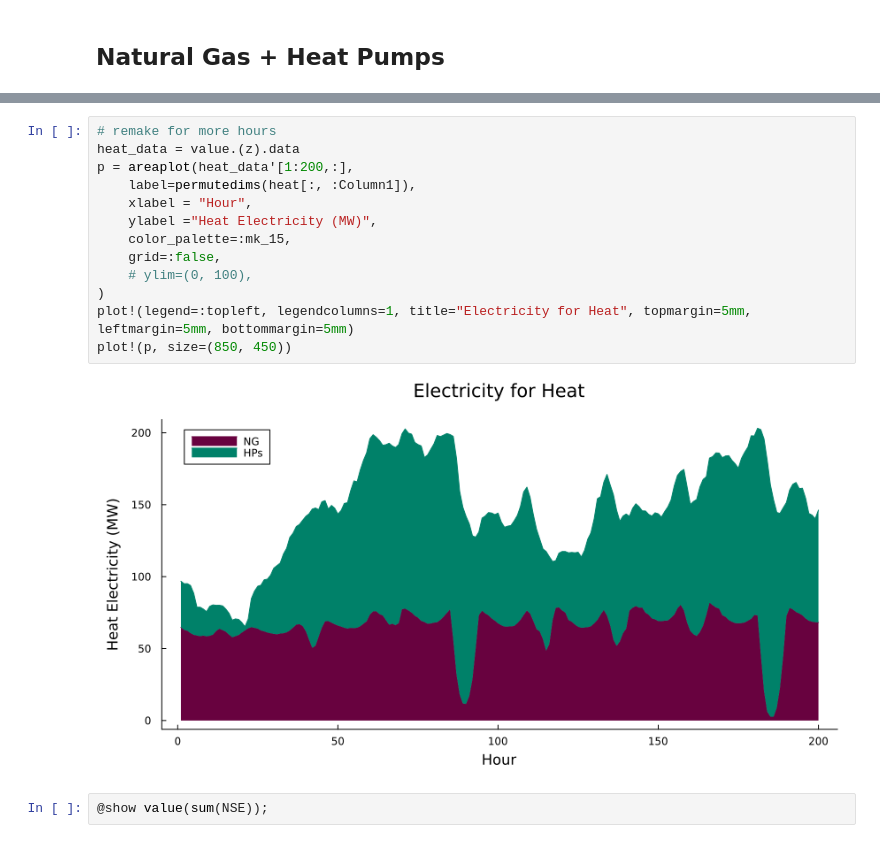
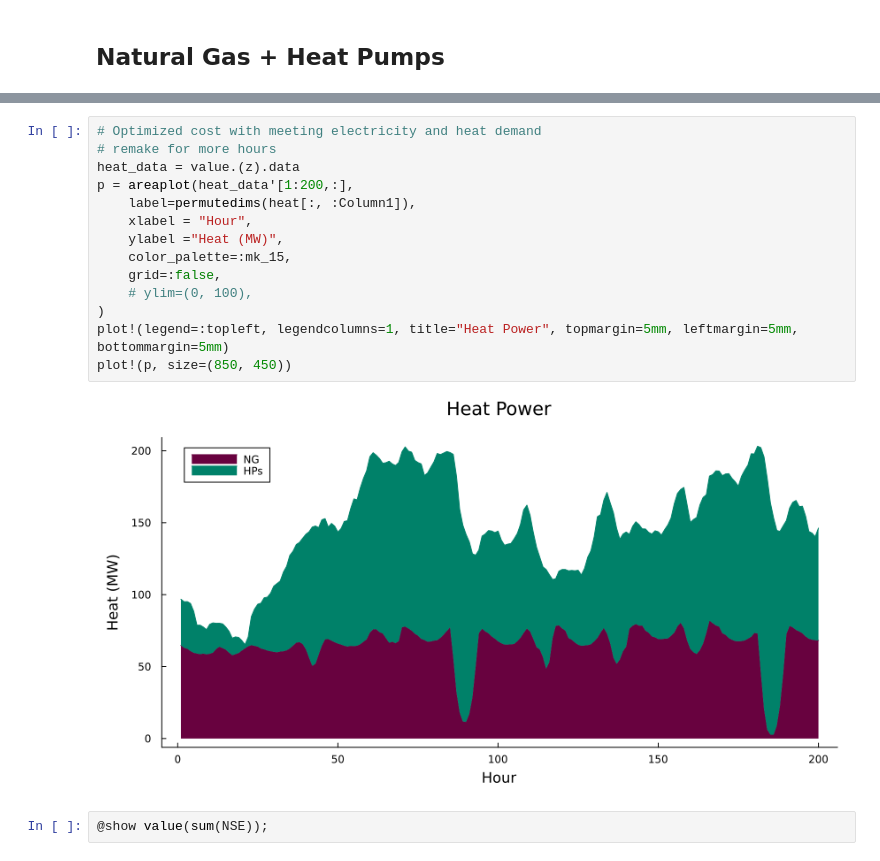
Before and after one commit to BEE4750-FA24/FP-Group6, a Jupyter notebook: Cornell_CHP_Project.ipynb, the cells around one changed output, grey strips where cells are left out. Saved outputs shown, nothing was run; the diff lists cells and outputs as text.

Commit message:
Post meeting

```diff
--- a/Cornell_CHP_Project.ipynb
+++ b/Cornell_CHP_Project.ipynb
@@ -579,18 +492,19 @@ plot!(p, size=(850, 450))
 # %%
+# Optimized cost with meeting electricity and heat demand
 # remake for more hours
 heat_data = value.(z).data
 p = areaplot(heat_data'[1:200,:],
     label=permutedims(heat[:, :Column1]),
     xlabel = "Hour",
-    ylabel ="Heat Electricity (MW)",
+    ylabel ="Heat (MW)",
     color_palette=:mk_15,
     grid=:false,
     # ylim=(0, 100),
 )
-plot!(legend=:topleft, legendcolumns=1, title="Electricity for Heat", topmargin=5mm, leftmargin=5mm, bottommargin=5mm)
+plot!(legend=:topleft, legendcolumns=1, title="Heat Power", topmargin=5mm, leftmargin=5mm, bottommargin=5mm)
 plot!(p, size=(850, 450))
 # %% [output]
-[figure, old version]
+[figure, new version]
 # %%
 @show value(sum(NSE));
 # %%
```
Also changed, not shown: parts of 23 cells of this notebook.
